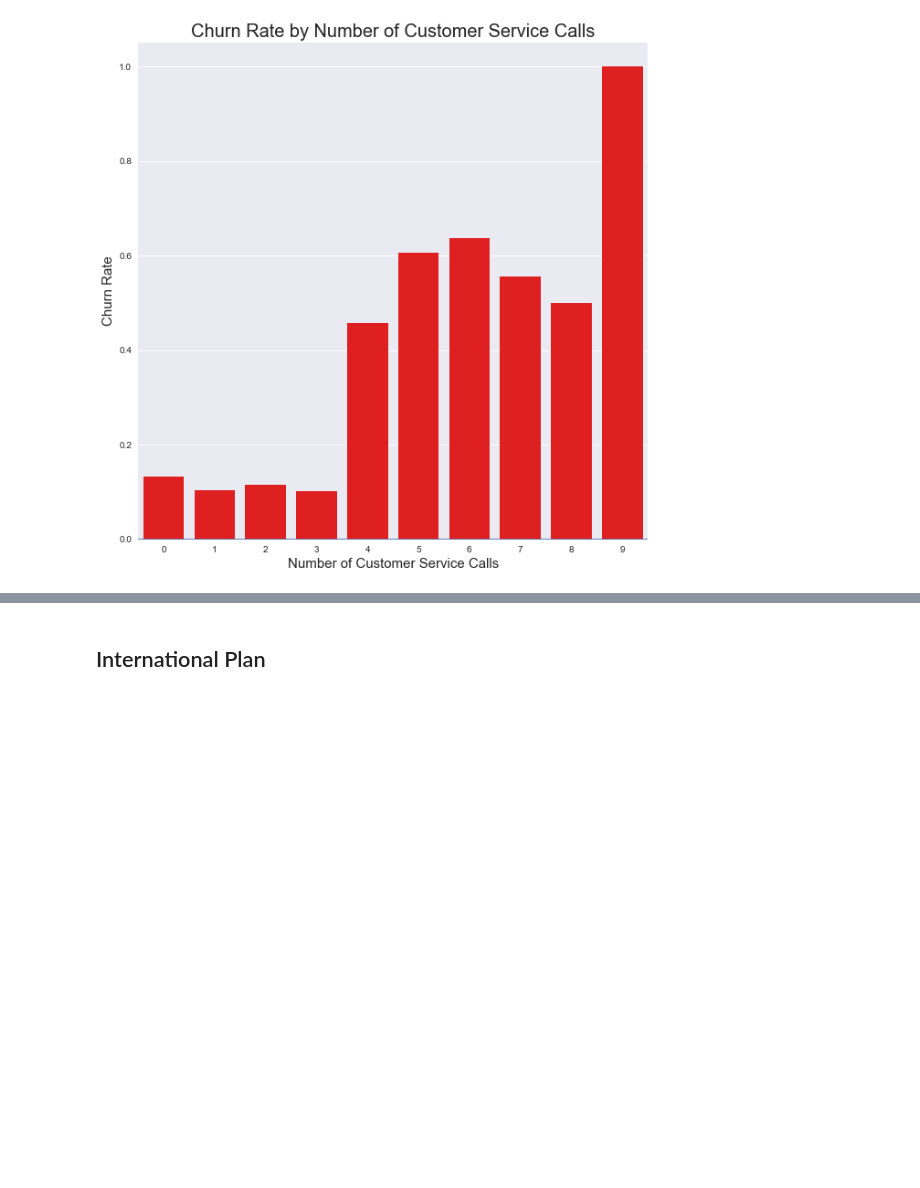
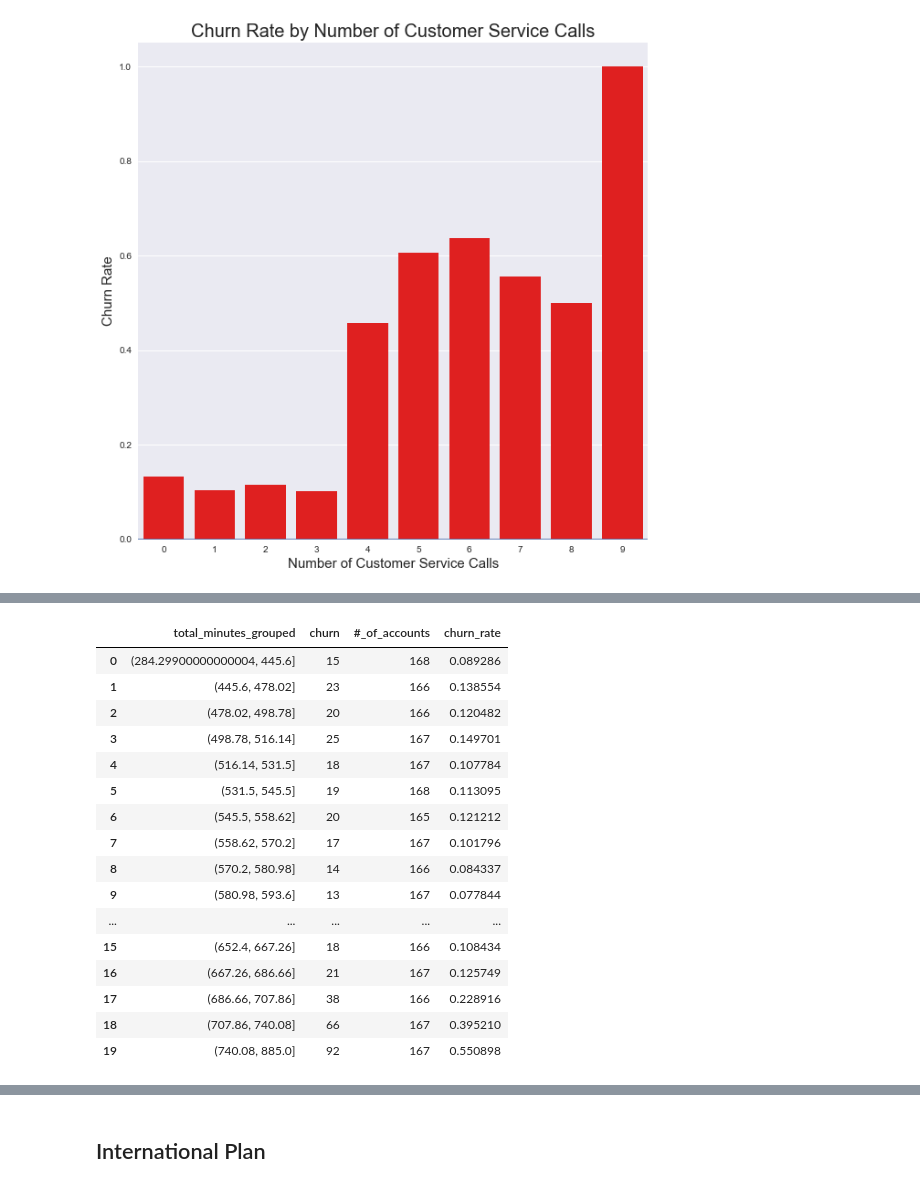
Before and after one commit to jxn628/syriatel-churn-analysis, a Jupyter notebook: student.ipynb, the cells around one changed output, grey strips where cells are left out. Cells and saved outputs as stored; diff of their text form; code cells hidden in the pictures; blank space fills up the shorter version.

```diff
--- a/student.ipynb
+++ b/student.ipynb
@@ -1384,0 +1422,3 @@ Churn rate is nearly 50% when day minutes are 250 or more.
+# %%
+total_min_grouped_churn = analysis_df.groupby('total_minutes_grouped')['churn'].sum().reset_index()
+total_min_grouped_churn
@@ -1384,0 +1507,21 @@ Churn rate is nearly 50% when day minutes are 250 or more.
+# %%
+total_min_grouped_df['churn_rate'] = total_min_grouped_df.apply(lambda x: x['churn'] / x['#_of_accounts'], axis=1)
+total_min_grouped_df
+# %% [output]
+|  | total_minutes_grouped | churn | #_of_accounts | churn_rate |
+| 0 | (284.29900000000004, 445.6] | 15 | 168 | 0.089286 |
+| 1 | (445.6, 478.02] | 23 | 166 | 0.138554 |
+| 2 | (478.02, 498.78] | 20 | 166 | 0.120482 |
+| 3 | (498.78, 516.14] | 25 | 167 | 0.149701 |
+| 4 | (516.14, 531.5] | 18 | 167 | 0.107784 |
+| 5 | (531.5, 545.5] | 19 | 168 | 0.113095 |
+| 6 | (545.5, 558.62] | 20 | 165 | 0.121212 |
+| 7 | (558.62, 570.2] | 17 | 167 | 0.101796 |
+| 8 | (570.2, 580.98] | 14 | 166 | 0.084337 |
+| 9 | (580.98, 593.6] | 13 | 167 | 0.077844 |
+| ... | ... | ... | ... | ... |
+| 15 | (652.4, 667.26] | 18 | 166 | 0.108434 |
+| 16 | (667.26, 686.66] | 21 | 167 | 0.125749 |
+| 17 | (686.66, 707.86] | 38 | 166 | 0.228916 |
+| 18 | (707.86, 740.08] | 66 | 167 | 0.395210 |
+| 19 | (740.08, 885.0] | 92 | 167 | 0.550898 |
```
Also changed, not shown: parts of 83 cells of this notebook.
